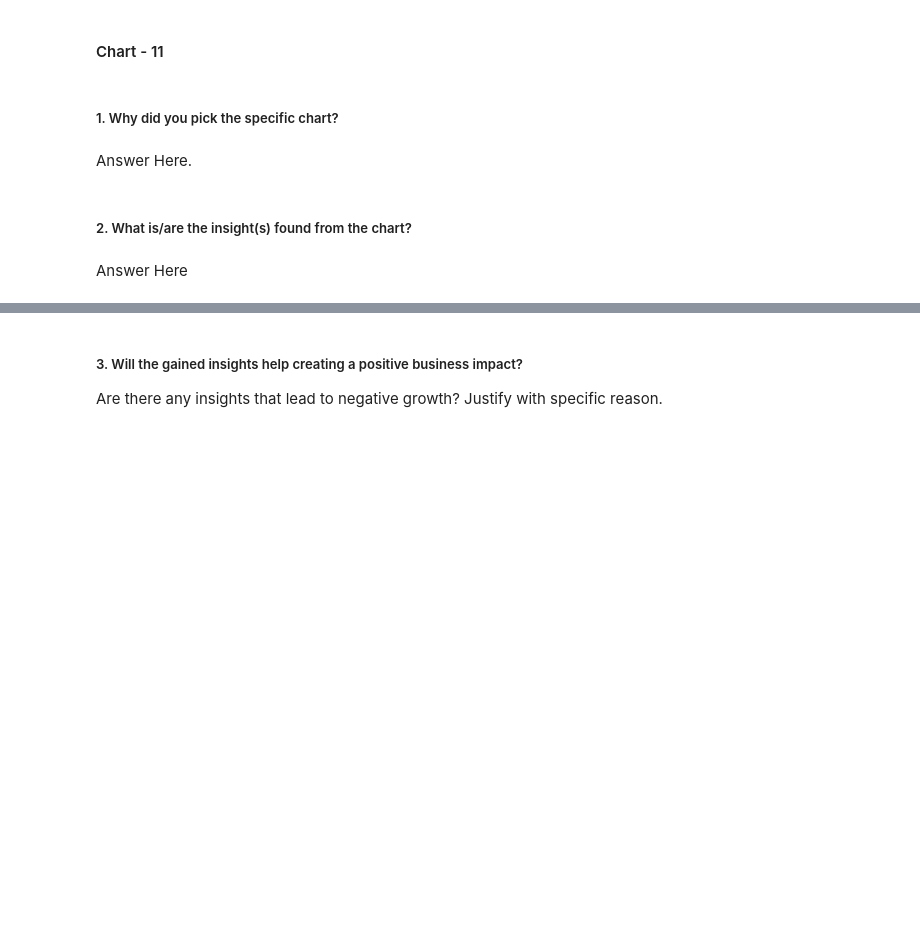
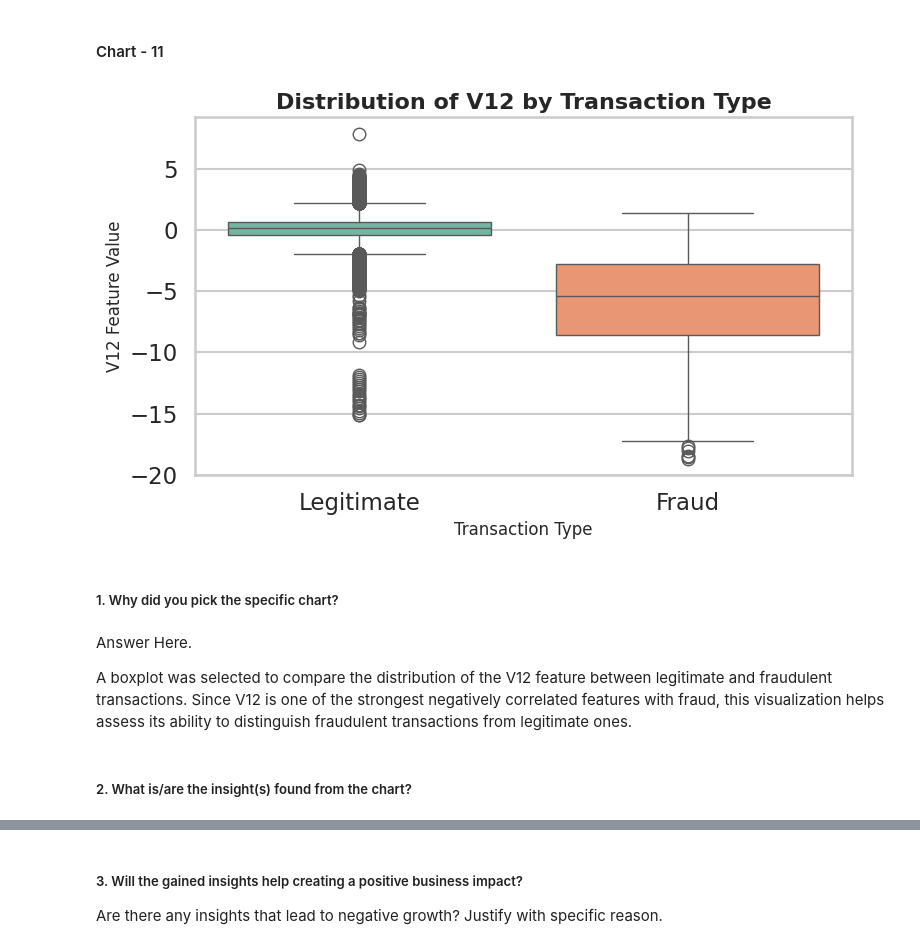
Before and after one commit to Krishna-matic/Credit-Card-Fraud-Detection-EDA, a Jupyter notebook: EDA_Submission_Template(1).ipynb, the cells around one changed output, grey strips where cells are left out. Saved outputs shown, nothing was run; the diff lists cells and outputs as text; code cells hidden in the pictures; blank space fills up the shorter version.

Commit message:
Chart 11: Distribution of V12 by Transaction Type

```diff
--- a/EDA_Submission_Template(1).ipynb
+++ b/EDA_Submission_Template(1).ipynb
@@ -948,8 +946,44 @@ The strong separation of V14 values between legitimate and fraudulent transactio
+# %%
+# Chart - 11 visualization code
+# Set theme
+sns.set_theme(style="whitegrid", context="talk")
+
+# Create figure
+plt.figure(figsize=(8,5))
+
+# Boxplot
+ax = sns.boxplot(
+    data=df,
+    x='Class',
+    y='V12',
+    hue='Class',
+    palette=['#66c2a5', '#fc8d62'],
+    legend=False
+)
+
+# Title
+plt.title(
+    "Distribution of V12 by Transaction Type",
+    fontsize=16,
+    fontweight='bold'
+)
+
+# Labels
+plt.xlabel("Transaction Type", fontsize=12)
+plt.ylabel("V12 Feature Value", fontsize=12)
+
+# Rename x-axis labels
+plt.xticks([0,1],["Legitimate","Fraud"])
+
+plt.tight_layout()
+plt.show()
+# %% [output]
+[figure, added]
 # %% [markdown]
 ##### 1. Why did you pick the specific chart?
-# %% [markdown]
-Answer Here.
+# %% [markdown]
+Answer Here.
+
+A boxplot was selected to compare the distribution of the V12 feature between legitimate and fraudulent transactions. Since V12 is one of the strongest negatively correlated features with fraud, this visualization helps assess its ability to distinguish fraudulent transactions from legitimate ones.
 # %% [markdown]
 ##### 2. What is/are the insight(s) found from the chart?
-# %% [markdown]
-Answer Here
```
Also changed, not shown: parts of 4 cells of this notebook.
